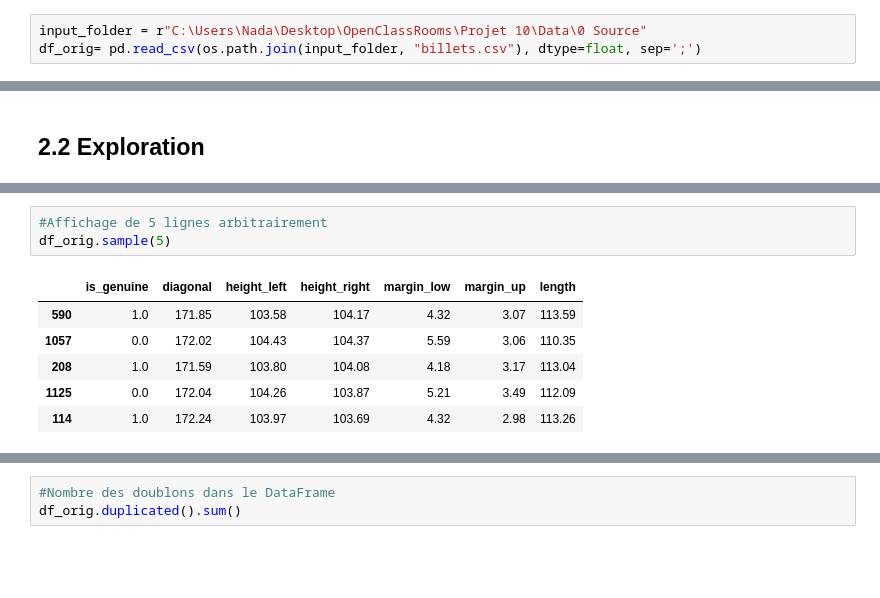
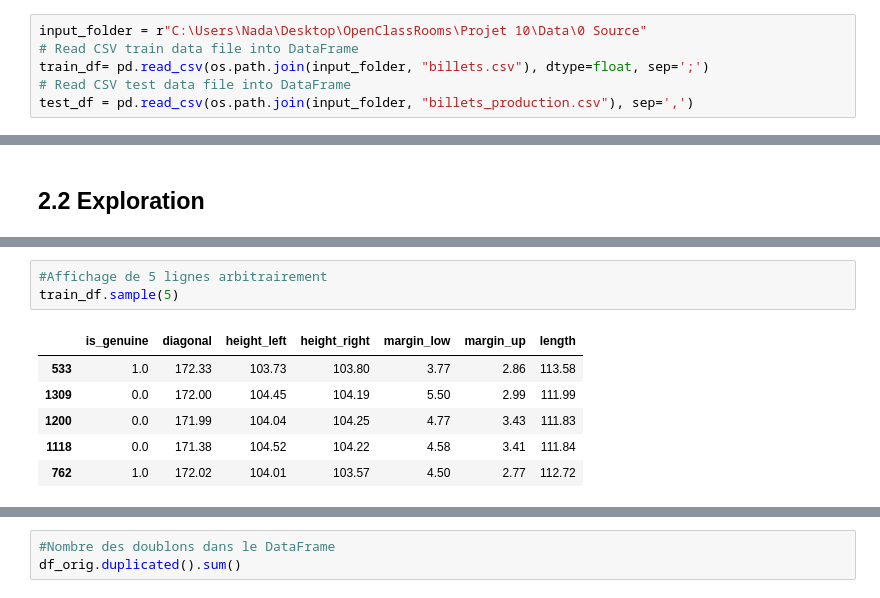
Before and after one commit to Nada-Lahbib/Project_10_Detection_des_faux_billets_avec_Python, a Jupyter notebook: notebooks/LAHBIB_Nada_1_notebook_022024.ipynb, the cells around one changed output, grey strips where cells are left out. Drawn from its saved outputs; the diff is of its cells as text; blank space fills up the shorter version.

```diff
--- a/notebooks/LAHBIB_Nada_1_notebook_022024.ipynb
+++ b/notebooks/LAHBIB_Nada_1_notebook_022024.ipynb
@@ -43,7 +43,10 @@ from sklearn.linear_model import LinearRegression
 ## 2.1 chargement des fichiers
 # %%
 input_folder = r"C:\Users\Nada\Desktop\OpenClassRooms\Projet 10\Data\0 Source"
-df_orig= pd.read_csv(os.path.join(input_folder, "billets.csv"), dtype=float, sep=';')
+# Read CSV train data file into DataFrame
+train_df= pd.read_csv(os.path.join(input_folder, "billets.csv"), dtype=float, sep=';')
+# Read CSV test data file into DataFrame
+test_df = pd.read_csv(os.path.join(input_folder, "billets_production.csv"), sep=',')
 # %% [markdown]
 ## 2. Prétraitement des données
 # %% [markdown]
@@ -70,13 +93,13 @@ df_orig.tail()
 | 1499 | 0.0 | 171.47 | 104.15 | 103.82 | 4.63 | 3.37 | 112.07 |
 # %%
 #Affichage de 5 lignes arbitrairement
-df_orig.sample(5)
+train_df.sample(5)
 # %% [output]
 |  | is_genuine | diagonal | height_left | height_right | margin_low | margin_up | length |
-| 590 | 1.0 | 171.85 | 103.58 | 104.17 | 4.32 | 3.07 | 113.59 |
-| 1057 | 0.0 | 172.02 | 104.43 | 104.37 | 5.59 | 3.06 | 110.35 |
-| 208 | 1.0 | 171.59 | 103.80 | 104.08 | 4.18 | 3.17 | 113.04 |
-| 1125 | 0.0 | 172.04 | 104.26 | 103.87 | 5.21 | 3.49 | 112.09 |
-| 114 | 1.0 | 172.24 | 103.97 | 103.69 | 4.32 | 2.98 | 113.26 |
+| 533 | 1.0 | 172.33 | 103.73 | 103.80 | 3.77 | 2.86 | 113.58 |
+| 1309 | 0.0 | 172.00 | 104.45 | 104.19 | 5.50 | 2.99 | 111.99 |
+| 1200 | 0.0 | 171.99 | 104.04 | 104.25 | 4.77 | 3.43 | 111.83 |
+| 1118 | 0.0 | 171.38 | 104.52 | 104.22 | 4.58 | 3.41 | 111.84 |
+| 762 | 1.0 | 172.02 | 104.01 | 103.57 | 4.50 | 2.77 | 112.72 |
 # %%
 #Dimensions du DataFrame
```
Also changed, not shown: parts of 34 cells of this notebook, 1 other file.
